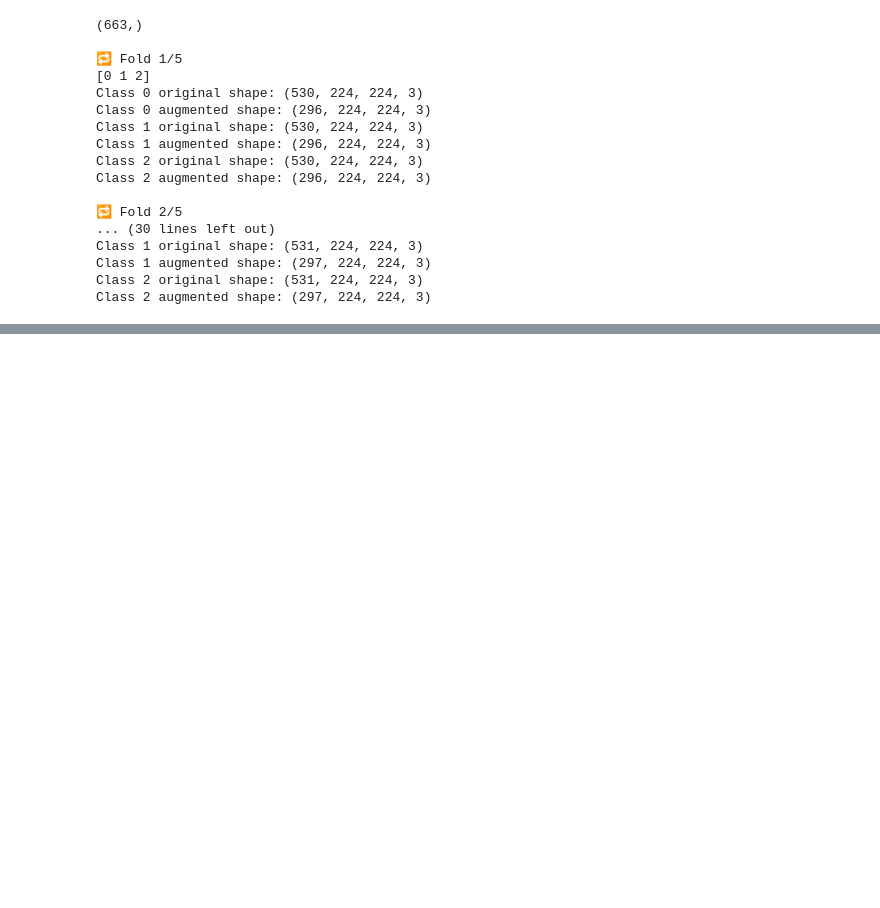
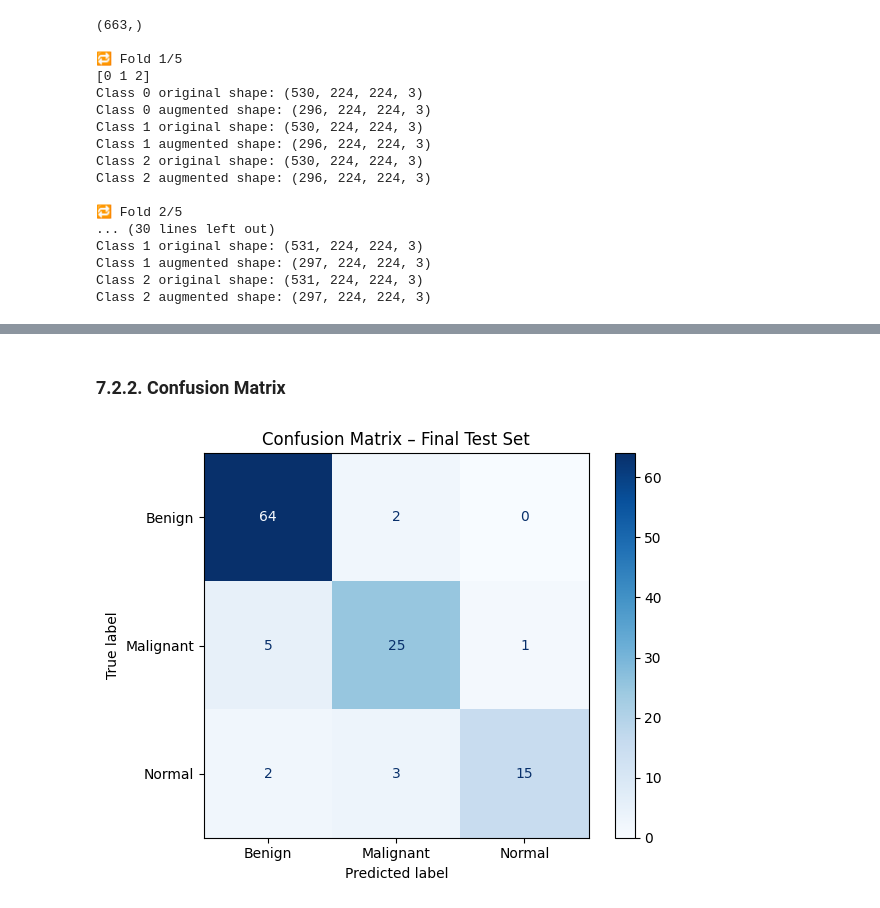
Before and after one commit to MeriemAfafHaddou/breast-cancer-classification, a Jupyter notebook: breast_cancer_classification.ipynb, the cells around one changed output, grey strips where cells are left out. Saved outputs shown, nothing was run; the diff lists cells and outputs as text; code cells hidden in the pictures; blank space fills up the shorter version.

```diff
--- a/breast_cancer_classification.ipynb
+++ b/breast_cancer_classification.ipynb
@@ -173,0 +323,24 @@ for fold_idx, (X_train, y_train, X_val, y_val) in enumerate(folds, start=1):
+# %%
+from sklearn.metrics import (
+    classification_report,
+    balanced_accuracy_score,
+    confusion_matrix,
+    ConfusionMatrixDisplay
+)
+
+# Predictions
+y_probs = model.predict(X_test, verbose=0)
+y_pred = y_probs.argmax(axis=1)
+
+# Classification report
+print("Classification Report:")
+print(classification_report(
+    y_test,
+    y_pred,
+    target_names=["Benign", "Malignant", "Normal"],
+    digits=4
+))
+
+# Additional metrics
+bal_acc = balanced_accuracy_score(y_test, y_pred)
+print(f"Balanced Accuracy: {bal_acc:.4f}")
@@ -173,0 +360,15 @@ for fold_idx, (X_train, y_train, X_val, y_val) in enumerate(folds, start=1):
+# %% [markdown]
+### 7.2.2. Confusion Matrix
+# %%
+cm = confusion_matrix(y_test, y_pred)
+
+disp = ConfusionMatrixDisplay(
+    confusion_matrix=cm,
+    display_labels=["Benign", "Malignant", "Normal"]
+)
+disp.plot(cmap="Blues")
+plt.title("Confusion Matrix – Final Test Set")
+plt.tight_layout()
+plt.show()
+# %% [output]
+[figure, added]
```
Also changed, not shown: parts of 14 cells of this notebook, 2 other files.
